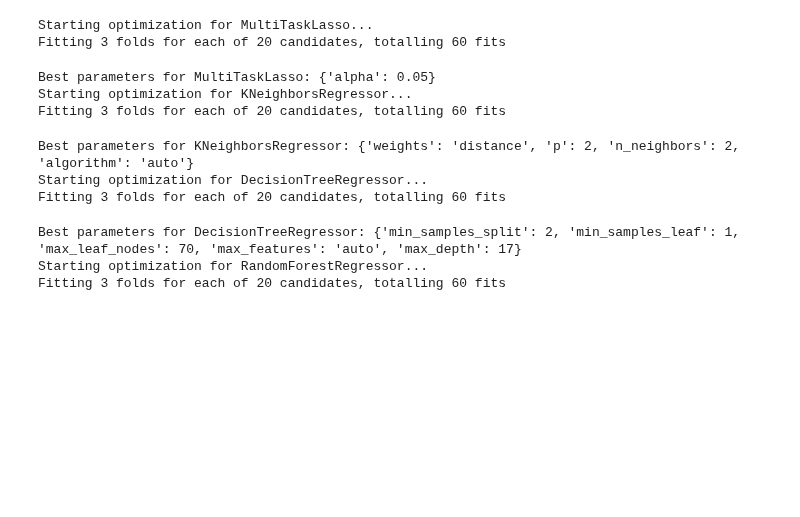
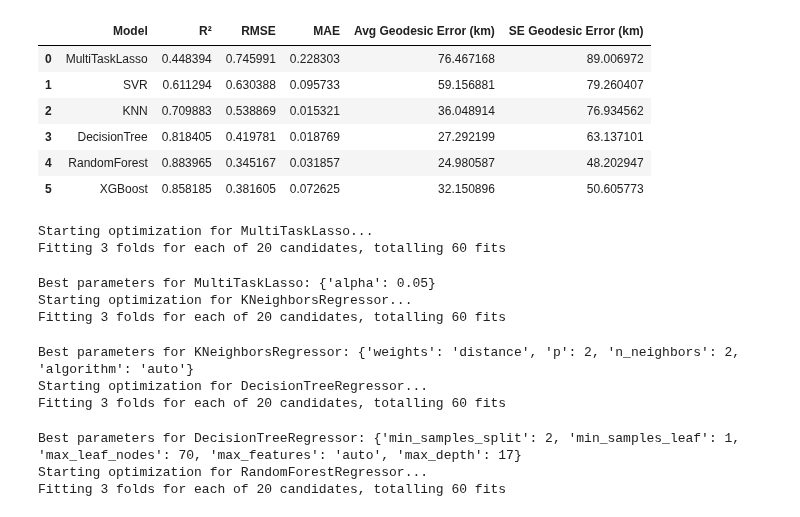
Before and after one commit to hayesrebecca/pollenGeolocation, a Jupyter notebook: best_case_tuned_mods.ipynb, the cells around one changed output. Saved outputs shown, nothing was run; the diff lists cells and outputs as text; code cells hidden in the pictures; blank space fills up the shorter version.

Commit message:
feat: finished rerunning all iterations of hyperparam tuned mods on DNA seq features

```diff
--- a/best_case_tuned_mods.ipynb
+++ b/best_case_tuned_mods.ipynb
@@ -183,13 +183,24 @@ for name, (model, param_grid) in models.items():
         ('estimator', model)
     ])
 
-    search = GridSearchCV(
+    # search = GridSearchCV(
+    #     pipeline,
+    #     param_grid=param_grid,
+    #     scoring=rmse_scorer,
+    #     cv=cv,
+    #     n_jobs=-1,
+    #     verbose=1
+    # )
+
+    search = RandomizedSearchCV(
         pipeline,
-        param_grid=param_grid,
+        param_distributions=param_grid,   # NOTE: use param_distributions, not param_grid
         scoring=rmse_scorer,
         cv=cv,
+        n_iter=50,         # <-- you choose how many random combos to try
         n_jobs=-1,
-        verbose=1
+        verbose=1,
+        random_state=1298
     )
 
     search.fit(X_train, y_train)
@@ -205,0 +233,5 @@ Fitting 15 folds for each of 100 candidates, totalling 1500 fits
+# %%
+for name, search in results.items():
+    print(f"{name} best params:")
+    print(search.best_params_)
+    print()
@@ -205,0 +346,23 @@ Fitting 15 folds for each of 100 candidates, totalling 1500 fits
+# %%
+import pandas as pd
+
+results_df = pd.DataFrame([{
+    "Model": m["model"],
+    "R²": m["r2"],
+    "RMSE": m["rmse"],
+    "MAE": m["mae"],
+    "Avg Geodesic Error (km)": m["avg_km_error"],
+    "SE Geodesic Error (km)": m["se_km_error"]
+} for m in all_metrics])
+
+results_df.to_csv("tables/best_case_tuned_results.csv", index=False)
+
+results_df
+# %% [output]
+|  | Model | R² | RMSE | MAE | Avg Geodesic Error (km) | SE Geodesic Error (km) |
+| 0 | MultiTaskLasso | 0.448394 | 0.745991 | 0.228303 | 76.467168 | 89.006972 |
+| 1 | SVR | 0.611294 | 0.630388 | 0.095733 | 59.156881 | 79.260407 |
+| 2 | KNN | 0.709883 | 0.538869 | 0.015321 | 36.048914 | 76.934562 |
+| 3 | DecisionTree | 0.818405 | 0.419781 | 0.018769 | 27.292199 | 63.137101 |
+| 4 | RandomForest | 0.883965 | 0.345167 | 0.031857 | 24.980587 | 48.202947 |
+| 5 | XGBoost | 0.858185 | 0.381605 | 0.072625 | 32.150896 | 50.605773 |
```
Also changed, not shown: parts of 5 cells of this notebook, 1 other file.
